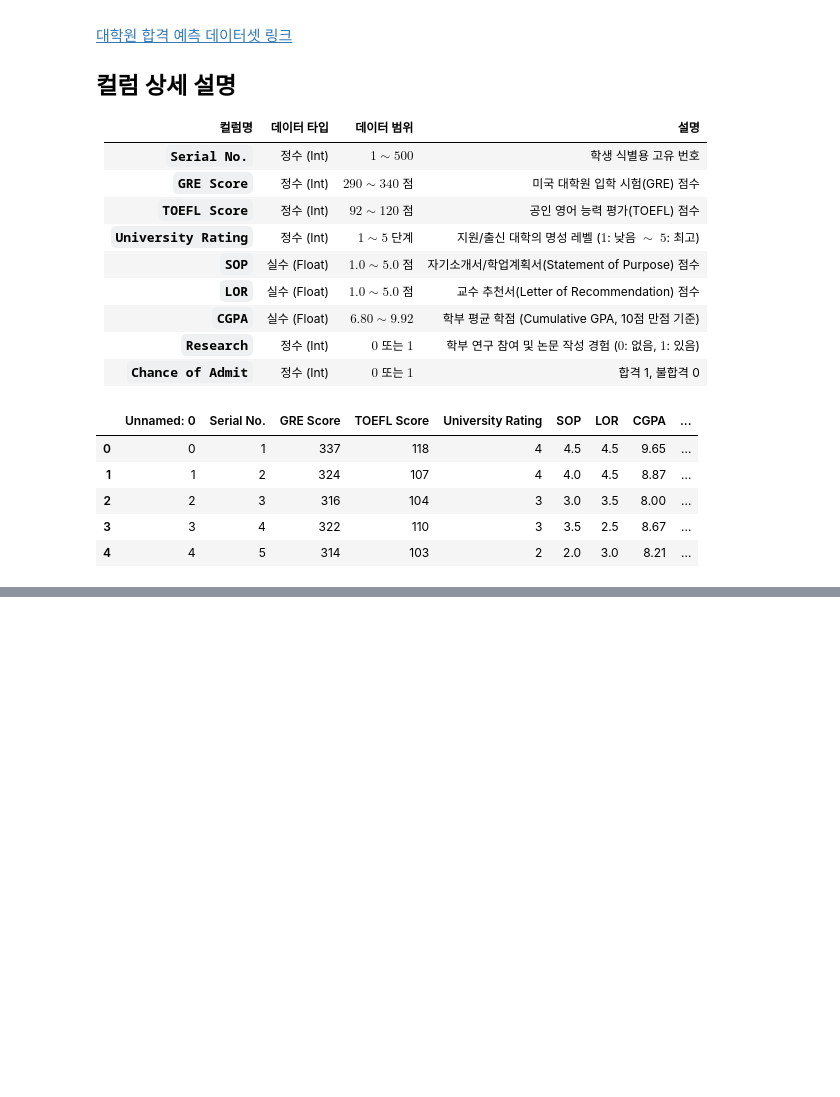
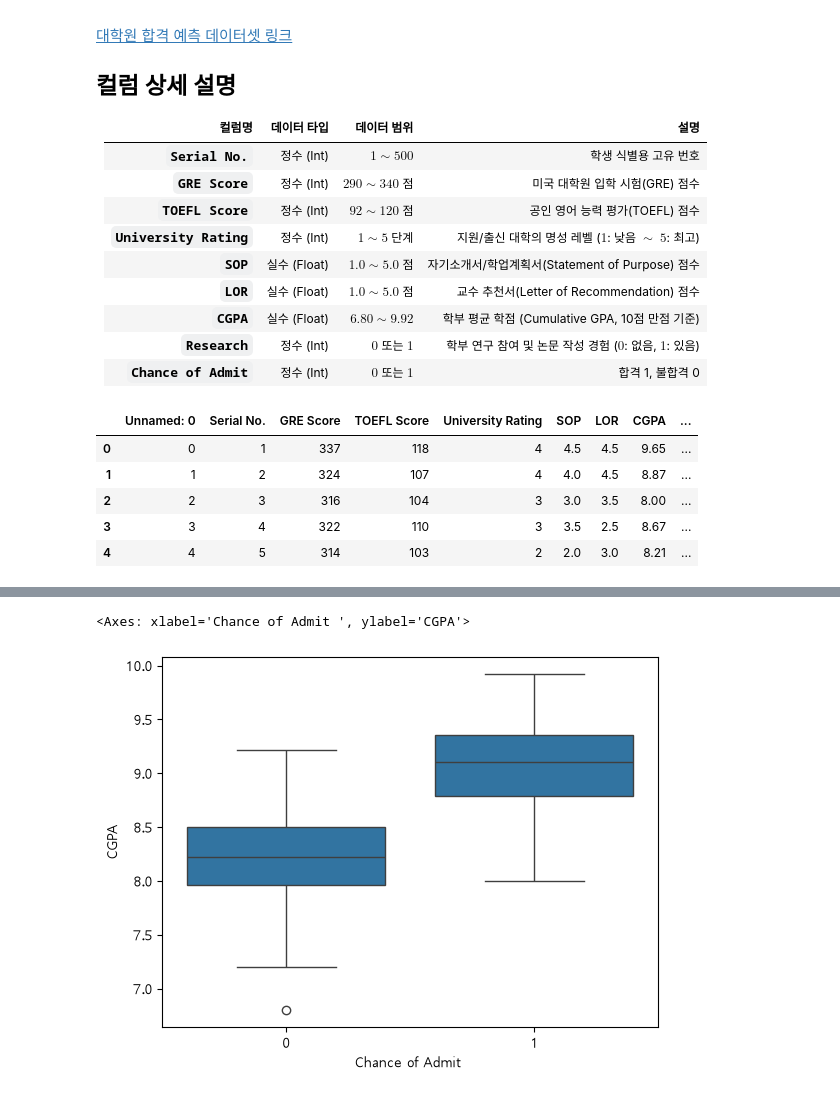
Before and after one commit to shoh03/kdt-ml, a Jupyter notebook: 7. LinearRegression, LogisticRegressio(선형회귀, 이진분류).ipynb, the cells around one changed output, grey strips where cells are left out. Cells and saved outputs as stored; diff of their text form; code cells hidden in the pictures; blank space fills up the shorter version.

```diff
--- a/7. LinearRegression, LogisticRegressio(선형회귀, 이진분류).ipynb
+++ b/7. LinearRegression, LogisticRegressio(선형회귀, 이진분류).ipynb
@@ -294,0 +355,5 @@ df.head()
+# %%
+sns.boxplot(data=uni_df, x="Chance of Admit ", y="CGPA")
+# %% [output]
+<Axes: xlabel='Chance of Admit ', ylabel='CGPA'>
+[figure, added]
```
Also changed, not shown: parts of 82 cells of this notebook, 2 other files.
